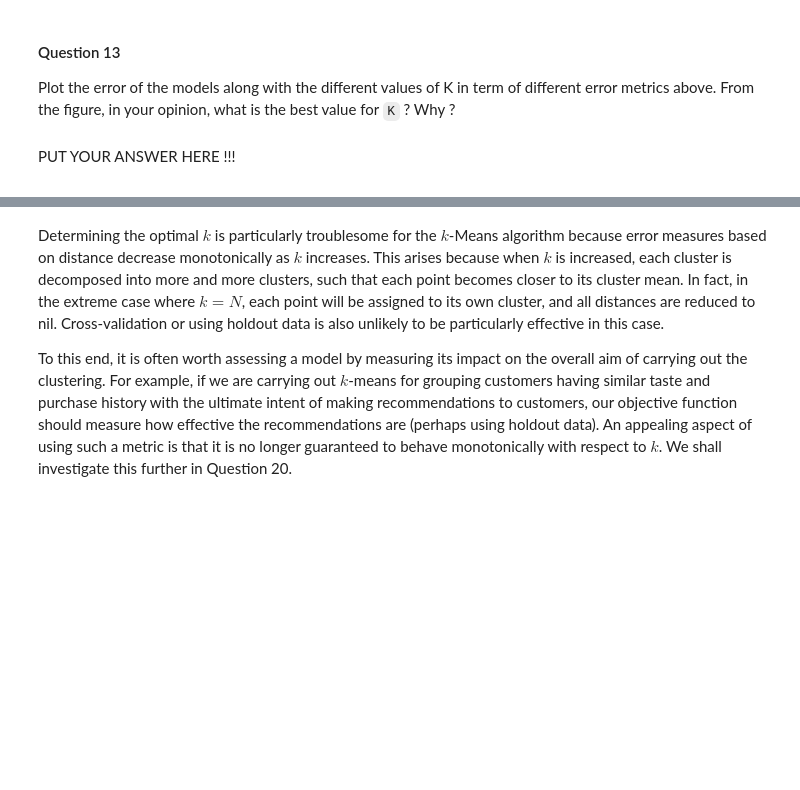
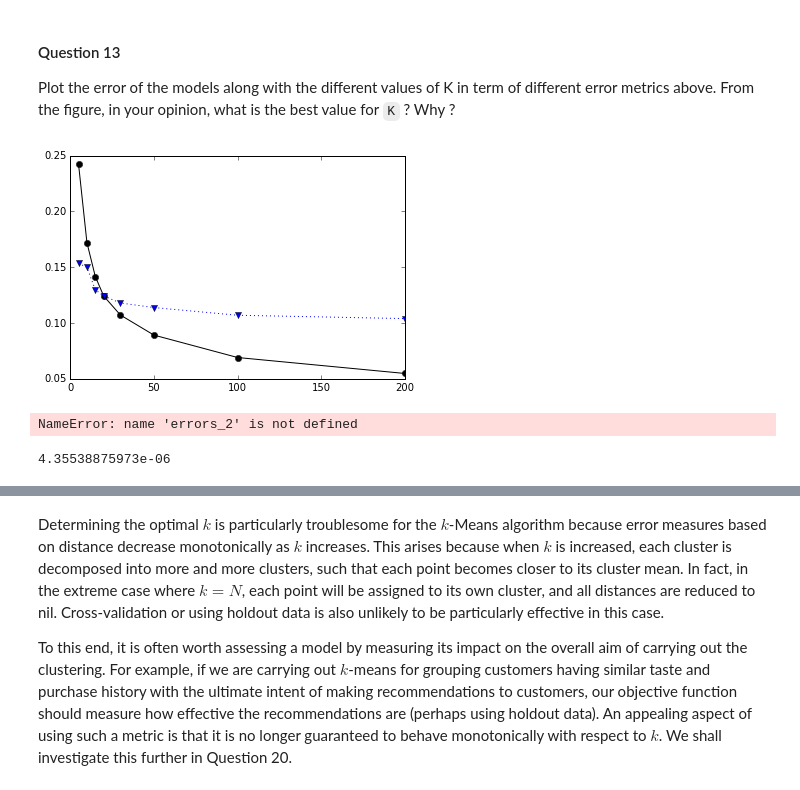
Before and after one commit to and29/Algorithmic-Machine-Learning, a Jupyter notebook: Notebooks/Solutions/[Lecture 12+13] Analyzing Neuroimaging Data with PySpark and Thunder/[Lecture 12+13] Analyzing Neuroimaging Data with PySpark and Thunder.ipynb, the cells around one changed output, grey strips where cells are left out. Cells and saved outputs as stored; diff of their text form; code cells hidden in the pictures; blank space fills up the shorter version.

```diff
--- a/Notebooks/Solutions/[Lecture 12+13] Analyzing Neuroimaging Data with PySpark and Thunder/[Lecture 12+13] Analyzing Neuroimaging Data with PySpark and Thunder.ipynb
+++ b/Notebooks/Solutions/[Lecture 12+13] Analyzing Neuroimaging Data with PySpark and Thunder/[Lecture 12+13] Analyzing Neuroimaging Data with PySpark and Thunder.ipynb
@@ -580,10 +580,10 @@ def buildModels(data):
 
     # build model for each K and append to models
     for k in ks:
-        models.append(KMeans(...).fit(...))
+        models.append(KMeans.train(data, k))
     return models
 
-models = buildModels(data)
+models = buildModels(training_data)
 # %% [markdown]
 ### d. Testing models & choosing the best one
 
@@ -608,5 +608,5 @@ from scipy.spatial.distance import cdist
 # from each time series to its cluster center
 # and sum all distances
 def model_error_1(data, model):
-    ...
-    return data....
+    errors = data.map(lambda x: cdist([x], [model.centers[model.predict(x)]], metric='sqeuclidean'))
+    return errors.sum()[0][0]
@@ -631,4 +636,4 @@ def similarity(centers, p):
 
 
 def model_error_2(data, model):
-    return 1. / ...
+    return 1.0 / data.map(lambda p: similarity(model.centers, p)).reduce(lambda a,b: a+b)
@@ -642,23 +652,20 @@ Plot the error of the models along with the different values of K in term of dif
 # %%
 def testAndPlotTheResult(data, models):
     # compute the error metrics for the different resulting clusterings
 
     # errors of models when using function Sum Square Distance Error
-    errors_1 = np.asarray(...)
+    errors_1 = np.asarray([model_error_1(data, model) for model in models])
 
     # error of models when using similarity
-    errors_2 = np.asarray(...)
+    errors_2 = np.asarray([model_error_2(data, model) for model in models])
 
     # plot the errors with each value of K
     plt.plot(
         ks, errors_1 / errors_1.sum(), 'k-o',
         ks, errors_2 / errors_2.sum(), 'b:v')
     plt.show()
 
 testAndPlotTheResult(training_data, models)
+# %% [output]
+[figure, added]
+NameError: name 'errors_2' is not defined
-# %% [markdown]
-<div class="answer">
-
-PUT YOUR ANSWER HERE !!!
-
-</div>
@@ -664,0 +674,4 @@ PUT YOUR ANSWER HERE !!!
+# %%
+print(errors_2[6]-errors_2[7])
+# %% [output]
+4.35538875973e-06
```
Also changed, not shown: parts of 9 cells of this notebook, 1 other file.
